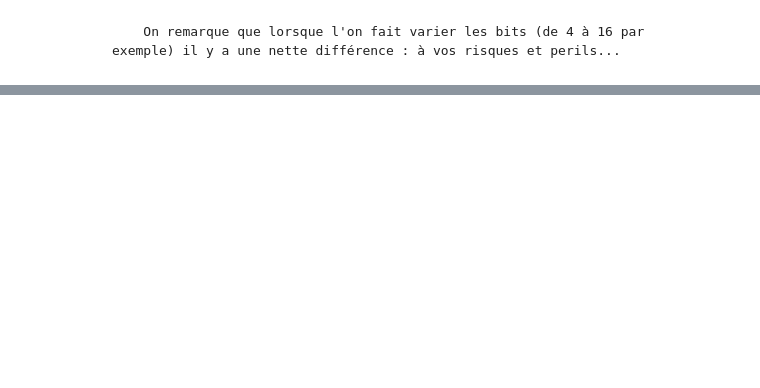
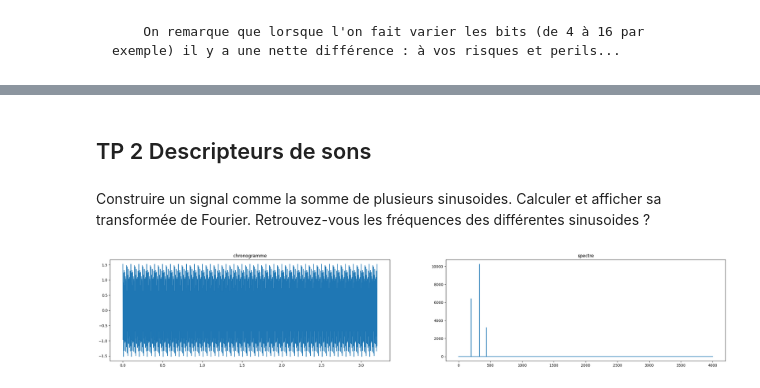
Before and after one commit to DeyannK/Donnees-numeriques, a Jupyter notebook: TP1-2-Introduction/TP.ipynb, the cells around one changed output, grey strips where cells are left out. Saved outputs shown, nothing was run; the diff lists cells and outputs as text; code cells hidden in the pictures; blank space fills up the shorter version.

```diff
--- a/TP1-Introduction/TP.ipynb
+++ b/TP1-2-Introduction/TP.ipynb
@@ -380,3 +395,27 @@ s = Q*np.floor(s/Q)
 ipd.Audio(s, rate=sr)
 # %% [output]
 [interactive output not drawn]
+# %% [markdown]
+## TP 2 Descripteurs de sons
+# %% [markdown]
+Construire un signal comme la somme de plusieurs sinusoides. Calculer et afficher sa transformée de Fourier. Retrouvez-vous les fréquences des différentes sinusoides ?
+# %%
+n=4*6400
+fe=8000
+te=1/fe
+t = np.linspace(0, n*te, n,endpoint=False)
+s = 0.25*np.cos(2*np.pi*440*t+0.5) + 0.5*np.cos(2*np.pi*200*t) + 0.8*np.cos(2*np.pi*330*t)
+
+transformFreq = np.fft.rfftfreq(n, te)
+transform = np.abs(np.fft.rfft(s))
+
+plt.figure(figsize=(30, 5))
+plt.subplot(121)
+plt.plot(t, s)
+plt.title("chronogramme")
+plt.subplot(122)
+plt.plot(transformFreq,transform)
+plt.title("spectre")
+plt.show()
+# %% [output]
+[figure, added]
```
Also changed, not shown: parts of 13 cells of this notebook.
